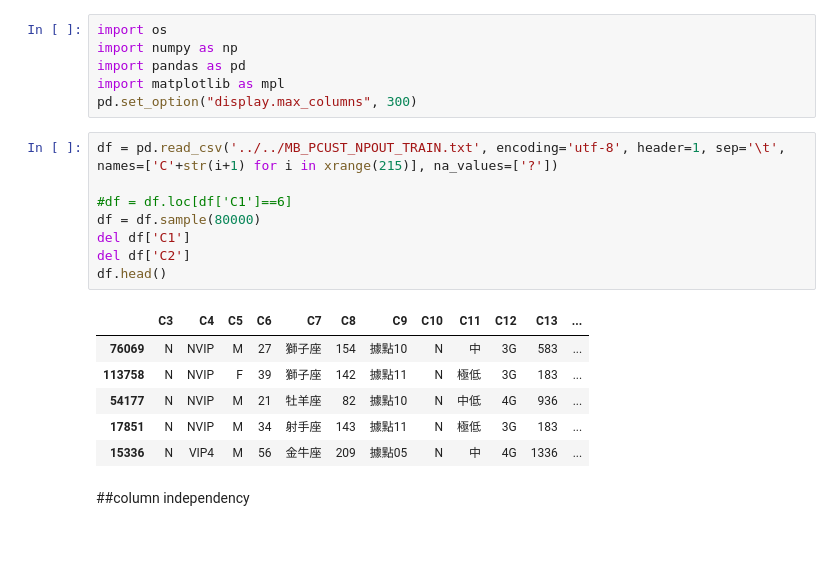
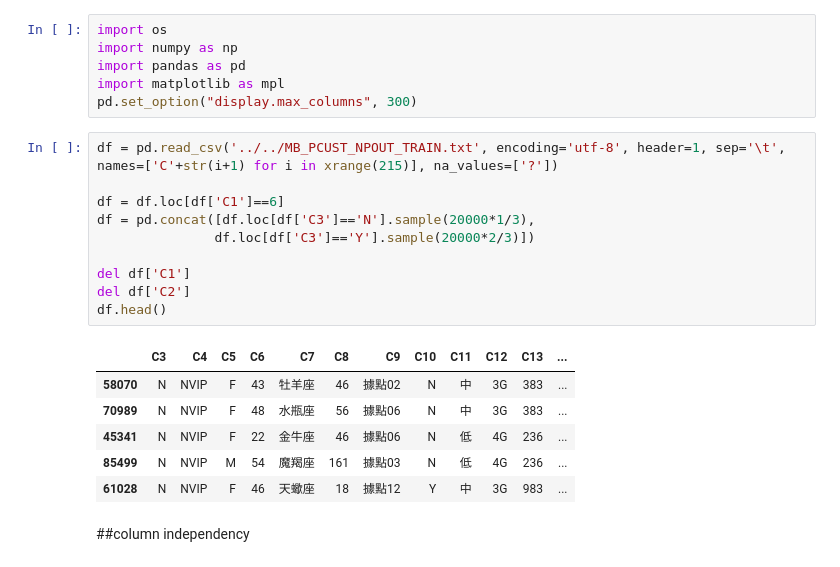
Before and after one commit to hungtzuhsuan/dataAnalytics, a Jupyter notebook: ipython/npout3_forcast.ipynb, the cells around one changed output. Drawn from its saved outputs; the diff is of its cells as text.

```diff
--- a/ipython/npout3_forcast.ipynb
+++ b/ipython/npout3_forcast.ipynb
@@ -7,18 +7,20 @@ pd.set_option("display.max_columns", 300)
 # %%
 df = pd.read_csv('../../MB_PCUST_NPOUT_TRAIN.txt', encoding='utf-8', header=1, sep='\t', names=['C'+str(i+1) for i in xrange(215)], na_values=['?'])
 
-#df = df.loc[df['C1']==6]
-df = df.sample(80000)
+df = df.loc[df['C1']==6]
+df = pd.concat([df.loc[df['C3']=='N'].sample(20000*1/3),
+               df.loc[df['C3']=='Y'].sample(20000*2/3)])
+
 del df['C1']
 del df['C2']
 df.head()
 # %% [output]
 |  | C3 | C4 | C5 | C6 | C7 | C8 | C9 | C10 | C11 | C12 | C13 | ... |
-| 76069 | N | NVIP | M | 27 | 獅子座 | 154 | 據點10 | N | 中 | 3G | 583 | ... |
-| 113758 | N | NVIP | F | 39 | 獅子座 | 142 | 據點11 | N | 極低 | 3G | 183 | ... |
-| 54177 | N | NVIP | M | 21 | 牡羊座 | 82 | 據點10 | N | 中低 | 4G | 936 | ... |
-| 17851 | N | NVIP | M | 34 | 射手座 | 143 | 據點11 | N | 極低 | 3G | 183 | ... |
-| 15336 | N | VIP4 | M | 56 | 金牛座 | 209 | 據點05 | N | 中 | 4G | 1336 | ... |
+| 58070 | N | NVIP | F | 43 | 牡羊座 | 46 | 據點02 | N | 中 | 3G | 383 | ... |
+| 70989 | N | NVIP | F | 48 | 水瓶座 | 56 | 據點06 | N | 中 | 3G | 383 | ... |
+| 45341 | N | NVIP | F | 22 | 金牛座 | 46 | 據點06 | N | 低 | 4G | 236 | ... |
+| 85499 | N | NVIP | M | 54 | 魔羯座 | 161 | 據點03 | N | 低 | 4G | 236 | ... |
+| 61028 | N | NVIP | F | 46 | 天蠍座 | 18 | 據點12 | Y | 中 | 3G | 983 | ... |
 # %% [markdown]
 ##column independency
 # %%
```
Also changed, not shown: parts of 20 cells of this notebook.
